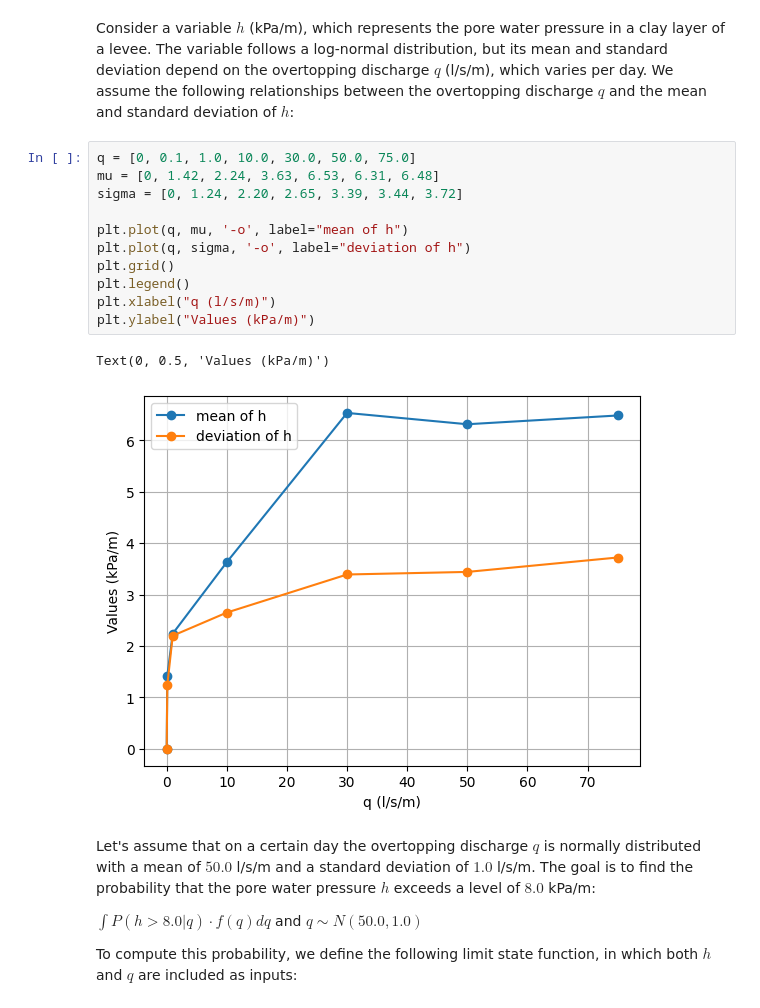
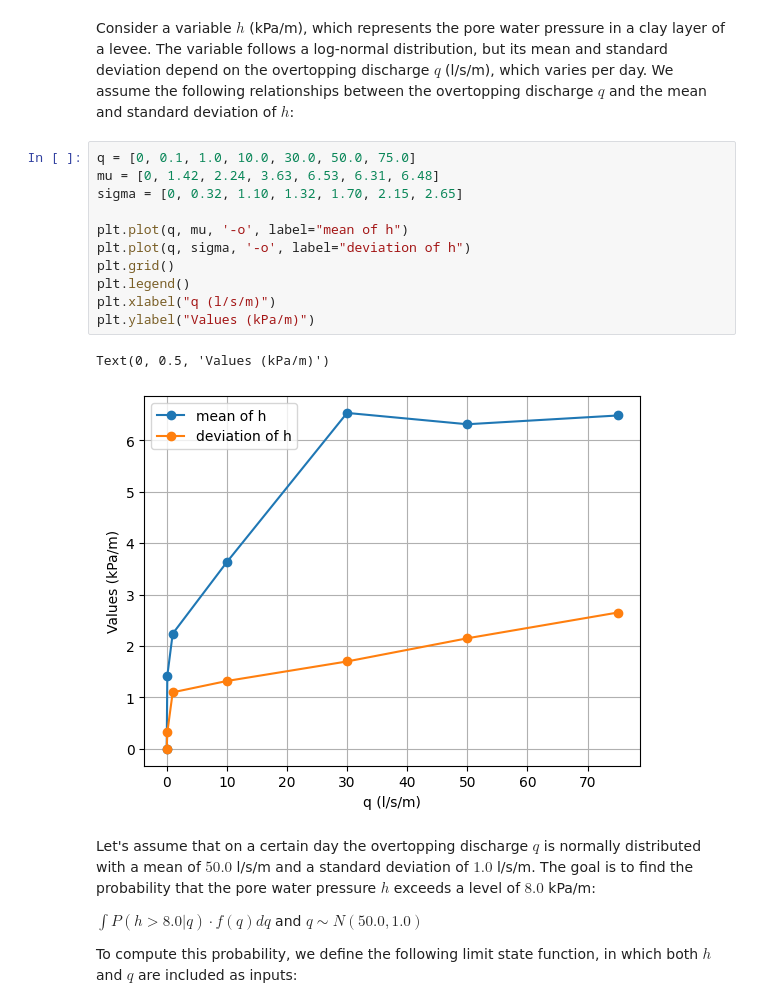
Before and after one commit to Deltares/ProbabilisticLibrary, a Jupyter notebook: sources/Deltares.Probabilistic.PWrapper.Notebooks/conditional_variable.ipynb, the cells around one changed output. Saved outputs shown, nothing was run; the diff lists cells and outputs as text.

Commit message:
plot for conditional variable

```diff
--- a/sources/Deltares.Probabilistic.PWrapper.Notebooks/conditional_variable.ipynb
+++ b/sources/Deltares.Probabilistic.PWrapper.Notebooks/conditional_variable.ipynb
@@ -13,17 +13,17 @@ Consider a variable $h$ (kPa/m), which represents the pore water pressure in a c
 # %%
 q = [0, 0.1, 1.0, 10.0, 30.0, 50.0, 75.0]
 mu = [0, 1.42, 2.24, 3.63, 6.53, 6.31, 6.48]
-sigma = [0, 1.24, 2.20, 2.65, 3.39, 3.44, 3.72]
+sigma = [0, 0.32, 1.10, 1.32, 1.70, 2.15, 2.65]
 
 plt.plot(q, mu, '-o', label="mean of h")
 plt.plot(q, sigma, '-o', label="deviation of h")
 plt.grid()
 plt.legend()
 plt.xlabel("q (l/s/m)")
 plt.ylabel("Values (kPa/m)")
 # %% [output]
 Text(0, 0.5, 'Values (kPa/m)')
-[figure, old version]
+[figure, new version]
 # %% [markdown]
 Let's assume that on a certain day the overtopping discharge $q$ is normally distributed with a mean of $50.0$ l/s/m and a standard deviation of $1.0$ l/s/m. The goal is to find the probability that the pore water pressure $h$ exceeds a level of $8.0$ kPa/m:
 
```
Also changed, not shown: parts of 3 cells of this notebook, 2 other files.
